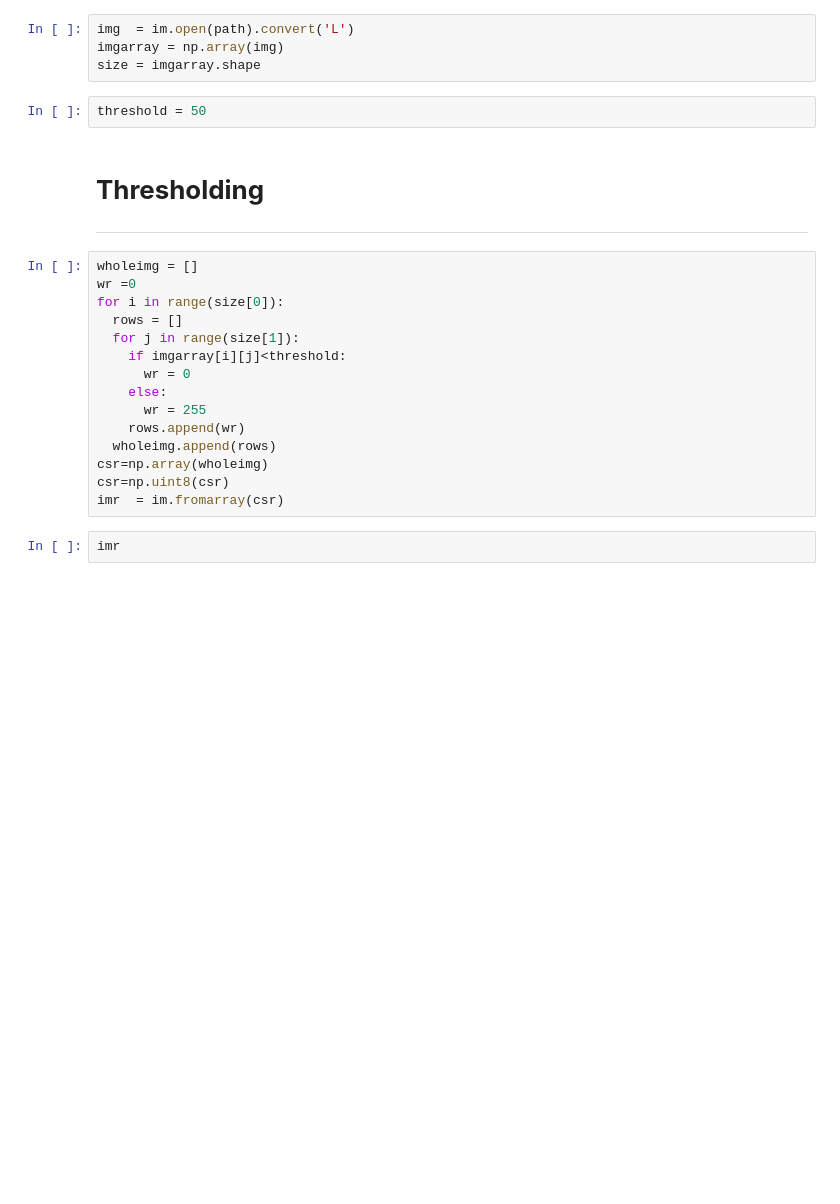
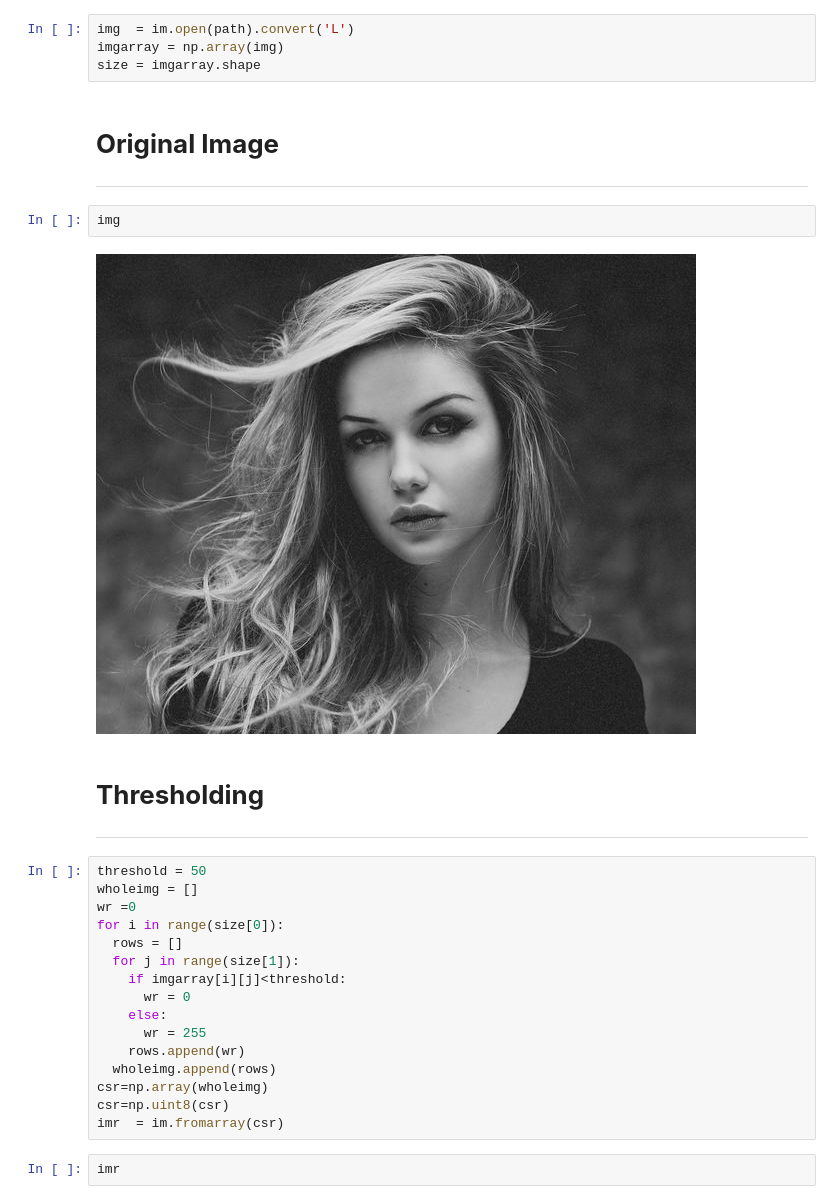
Before and after one commit to Amit-exe/Python-image-processing, a Jupyter notebook: Image_enhanching_techniques.ipynb, the cells around one changed output. Saved outputs shown, nothing was run; the diff lists cells and outputs as text; blank space fills up the shorter version.

```diff
--- a/Image_enhanching_techniques.ipynb
+++ b/Image_enhanching_techniques.ipynb
@@ -9,13 +9,20 @@ path = '/content/test4.jpg'
 img  = im.open(path).convert('L')
 imgarray = np.array(img)
 size = imgarray.shape
-# %%
-threshold = 50
+# %% [markdown]
+# **Original Image**
+
+---
+# %%
+img
+# %% [output]
+[figure, added]
 # %% [markdown]
 # **Thresholding**
 
 ---
 # %%
+threshold = 50
 wholeimg = []
 wr =0
 for i in range(size[0]):
```
